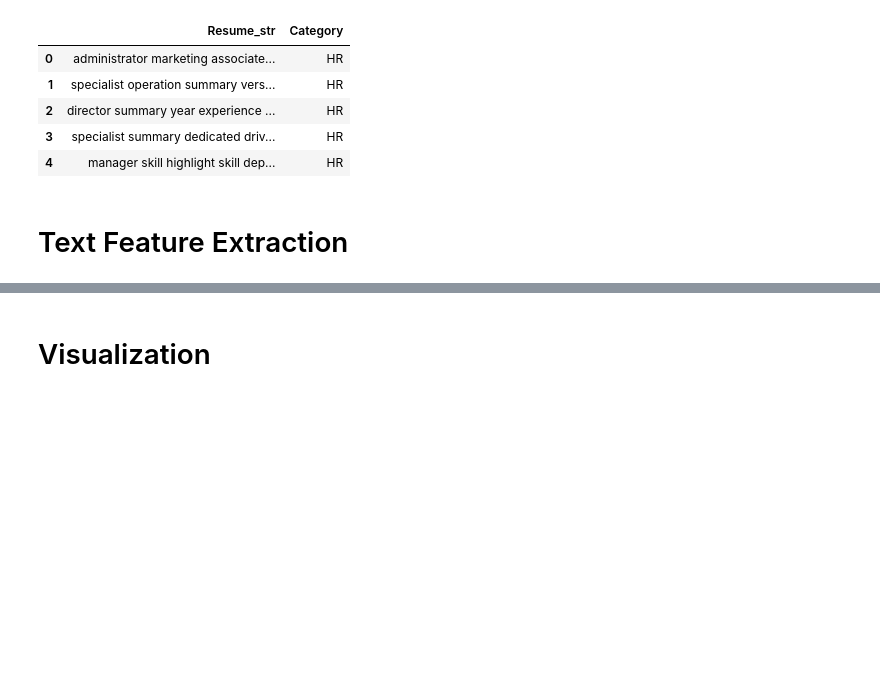
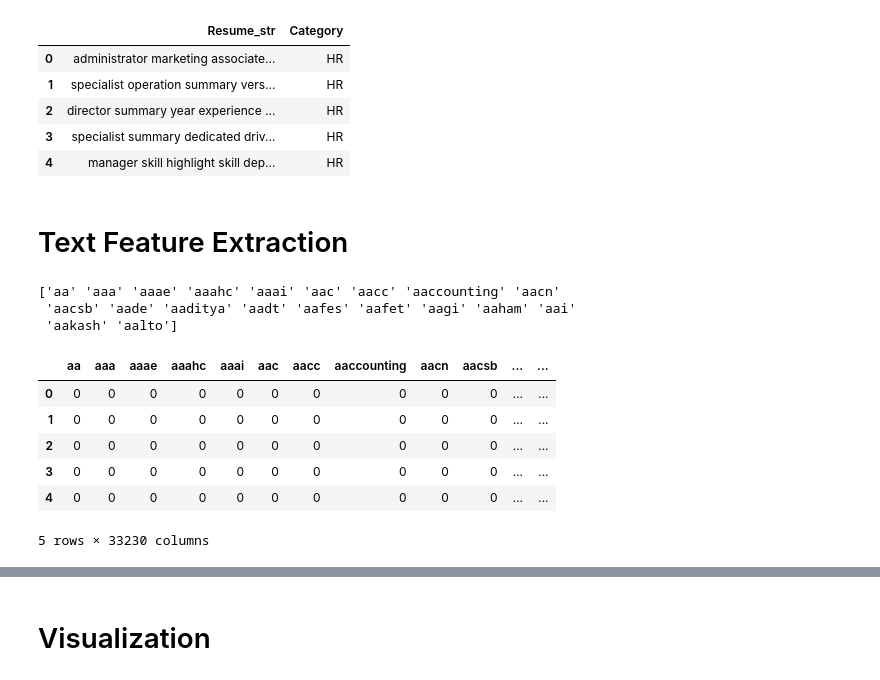
Before and after one commit to Coolguy4123/Data-Visualization-Project-2, a Jupyter notebook: CS4990_ResumeVis.ipynb, the cells around one changed output, grey strips where cells are left out. Drawn from its saved outputs; the diff is of its cells as text; code cells hidden in the pictures; blank space fills up the shorter version.

```diff
--- a/CS4990_ResumeVis.ipynb
+++ b/CS4990_ResumeVis.ipynb
@@ -5,7 +5,7 @@
 # %%
 import pandas as pd
 
-df = pd.read_csv("Resume.csv")
+df = pd.read_csv("/content/Resume.csv")
 
 print(df.columns)
 df.head()
@@ -80,0 +79,28 @@ df.head()
+# %%
+# Term-Frequency
+from sklearn.feature_extraction.text import CountVectorizer
+
+vectorizer = CountVectorizer()
+X_counts = vectorizer.fit_transform(df["Resume_str"])
+# %%
+# Get the list of unique words (features) learned by the vectorizer
+feature_names = vectorizer.get_feature_names_out()
+print(feature_names[:20])
+# %% [output]
+['aa' 'aaa' 'aaae' 'aaahc' 'aaai' 'aac' 'aacc' 'aaccounting' 'aacn'
+ 'aacsb' 'aade' 'aaditya' 'aadt' 'aafes' 'aafet' 'aagi' 'aaham' 'aai'
+ 'aakash' 'aalto']
+# %%
+import pandas as pd
+
+# Each column represents a word, each row represents a resume
+tf_df = pd.DataFrame(X_counts.toarray(), columns=feature_names)
+tf_df.head()
+# %% [output]
+|  | aa | aaa | aaae | aaahc | aaai | aac | aacc | aaccounting | aacn | aacsb | ... | ... |
+| 0 | 0 | 0 | 0 | 0 | 0 | 0 | 0 | 0 | 0 | 0 | ... | ... |
+| 1 | 0 | 0 | 0 | 0 | 0 | 0 | 0 | 0 | 0 | 0 | ... | ... |
+| 2 | 0 | 0 | 0 | 0 | 0 | 0 | 0 | 0 | 0 | 0 | ... | ... |
+| 3 | 0 | 0 | 0 | 0 | 0 | 0 | 0 | 0 | 0 | 0 | ... | ... |
+| 4 | 0 | 0 | 0 | 0 | 0 | 0 | 0 | 0 | 0 | 0 | ... | ... |
+5 rows × 33230 columns
```
Also changed, not shown: parts of 4 cells of this notebook.
